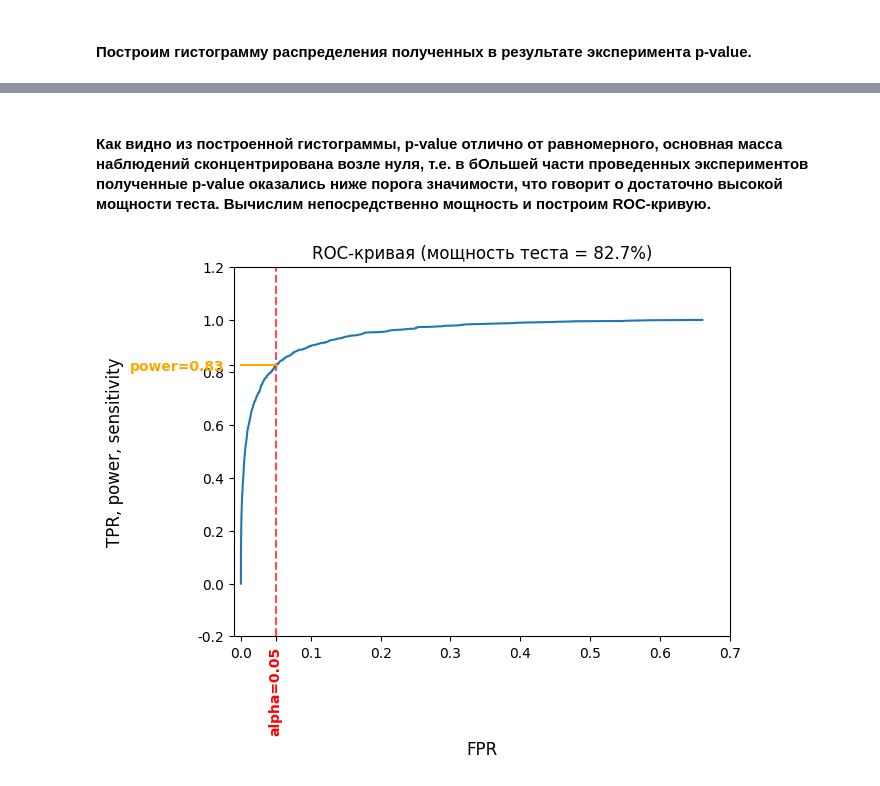
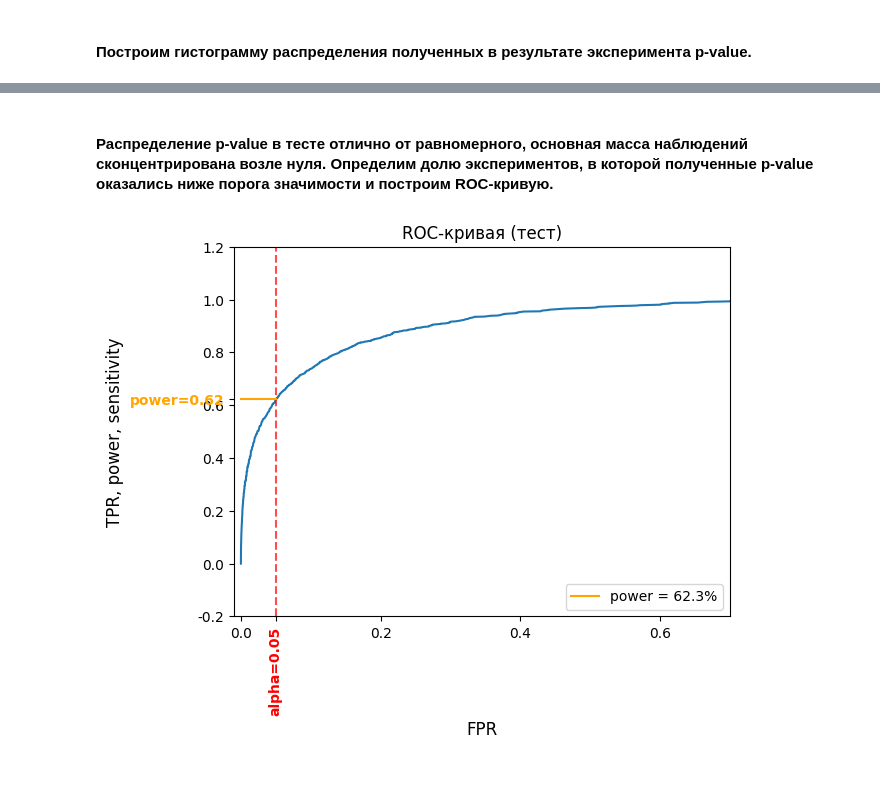
Before and after one commit to witchyburn/ab_test_analysis, a Jupyter notebook: notebooks/ab_analysis.ipynb, the cells around one changed output, grey strips where cells are left out. Cells and saved outputs as stored; diff of their text form; code cells hidden in the pictures.

```diff
--- a/notebooks/ab_analysis.ipynb
+++ b/notebooks/ab_analysis.ipynb
@@ -438,12 +400,12 @@ z_stat, p_value
 # %%
 # A/A и B/B тесты на исходных выборках
 
-for sample in data:
+for sample, name in data:
     _, p_value = proportions_ztest(
-        count=[sample['count'], sample['count']],
-        nobs=[sample['nobs'], sample['nobs']],
+        count=[sample.sum(), sample.sum()],
+        nobs=[sample.count(), sample.count()],
         alternative='larger'
     )
 
-    print(f'{sample['name']}: p_value = {p_value:.3f}')
+    print(f'{name}: p_value = {p_value:.3f}')
 # %% [output]
@@ -504,15 +501,22 @@ plt.show()
 # %%
 # Метод Монте-Карло
+# A/B-тест
 
 pvalues = []
-for _ in range(N):
-    test = test_data.sample(len(test_data), replace=True)
-    control = control_data.sample(len(control_data), replace=True)
-    res = proportions_ztest(
-        count=[test.sum(), control.sum()],
-        nobs=[test.count(), control.count()],
-        alternative='larger'
-    )
-    pvalues.append(res[1])
+data = [(test_data_p, control_data_p, 'two-sided'), (test_data_t, control_data_t, 'larger')]
+
+for dat in data:
+    test_smpl, control_smpl, alt = dat
+    for _ in range(N):
+        test = test_smpl.sample(len(test_smpl), replace=True)
+        control = control_smpl.sample(len(control_smpl), replace=True)
+        res = proportions_ztest(
+            count=[test.sum(), control.sum()],
+            nobs=[test.count(), control.count()],
+            alternative=alt
+        )
+        pvalues.append(res[1])
+
+pvalues_ab_p, pvalues_ab_t = pvalues[: N], pvalues[N: ]
 # %% [markdown]
 #### Построим гистограмму распределения полученных в результате эксперимента p-value.
@@ -526,14 +536,15 @@ plt.show()
 # %% [markdown]
-#### Как видно из построенной гистограммы, p-value отлично от равномерного, основная масса наблюдений сконцентрирована возле нуля, т.е. в бОльшей части проведенных экспериментов полученные p-value оказались ниже порога значимости, что говорит о достаточно высокой мощности теста. Вычислим непосредственно мощность и построим ROC-кривую.
+#### Распределение p-value в тесте отлично от равномерного, основная масса наблюдений сконцентрирована возле нуля. Определим долю экспериментов, в которой полученные p-value оказались ниже порога значимости и построим ROC-кривую.
 # %%
 alpha = 0.05
-power = np.mean(np.array(pvalues) < alpha)
+power = np.mean(np.array(pvalues_ab_t) < alpha)
 
 fig, ax = plt.subplots()
 
-ax.plot(np.sort(pvalues), [i / N for i in range(N)])
+ax.plot(np.sort(pvalues_ab_t), [i / N for i in range(N)])
 ax.axvline(x=alpha, color='r', linestyle='--', alpha=0.7)
-ax.plot([0, alpha], [power, power], color='orange')
+ax.plot([0, alpha], [power, power], color='orange', label=f'power = {(power * 100):.1f}%')
+ax.legend(loc='lower right')
 
 current_xticks = list(ax.get_xticks())
 current_xlabels = [str(round(tick, 1)) for tick in ax.get_xticks()]
@@ -542,33 +553,33 @@ if alpha not in current_xticks:
     current_xticks.append(alpha)
     current_xlabels.append(f'alpha={alpha:.2f}')
     ax.set_xticks(current_xticks)
     ax.set_xticklabels(current_xlabels)
 
 for label in ax.get_xticklabels():
     if label.get_text() == f'alpha={alpha:.2f}':
         label.set_color('red')
         label.set_fontweight('bold')
         label.set_rotation(90)
 
 current_yticks = list(ax.get_yticks())
 current_ylabels = [str(round(tick, 1)) for tick in ax.get_yticks()]
 
 if power not in current_yticks:
     current_yticks.append(power)
     current_ylabels.append(f'power={power:.2f}')
     ax.set_yticks(current_yticks)
     ax.set_yticklabels(current_ylabels)
 
 for label in ax.get_yticklabels():
     if label.get_text() == f'power={power:.2f}':
         label.set_color('orange')
         label.set_fontweight('bold')
 
 plt.xlim(-0.01, 0.7)
 plt.xlabel('FPR', fontsize=12)
 plt.ylabel('TPR, power, sensitivity', fontsize=12)
-plt.title(f'ROC-кривая (мощность теста = {(power * 100):.1f}%)', fontsize=12)
+plt.title(f'ROC-кривая (тест)', fontsize=12)
 plt.show()
 # %% [output]
-[figure, old version]
+[figure, new version]
 # %% [markdown]
```
Also changed, not shown: parts of 62 cells of this notebook, 1 other file.
